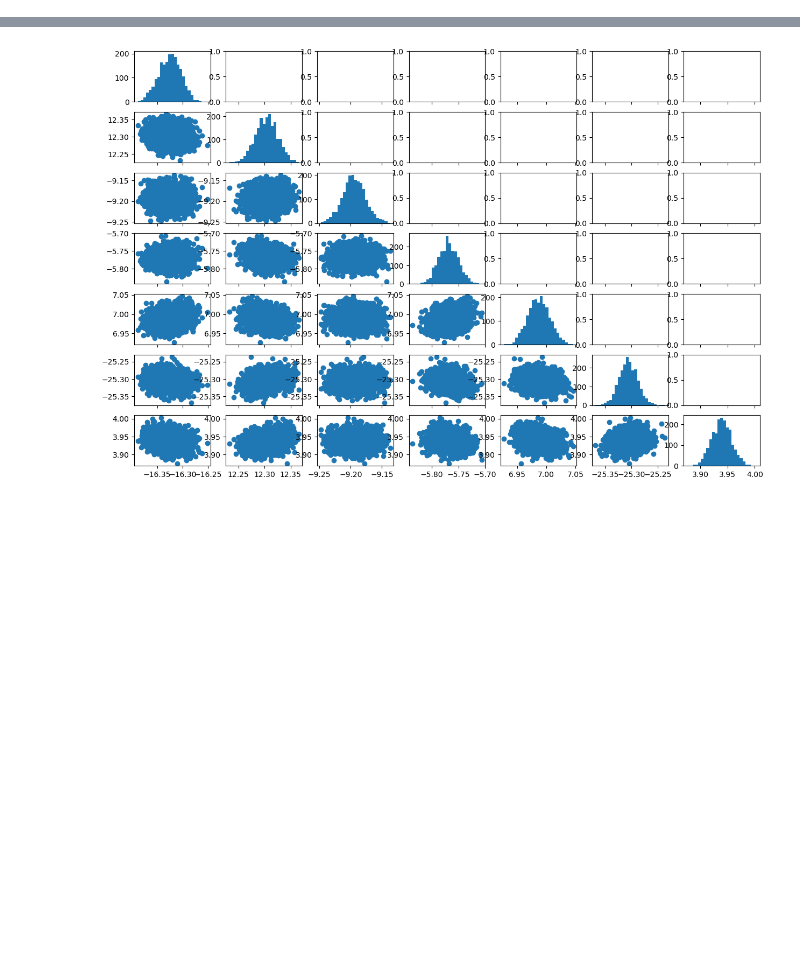
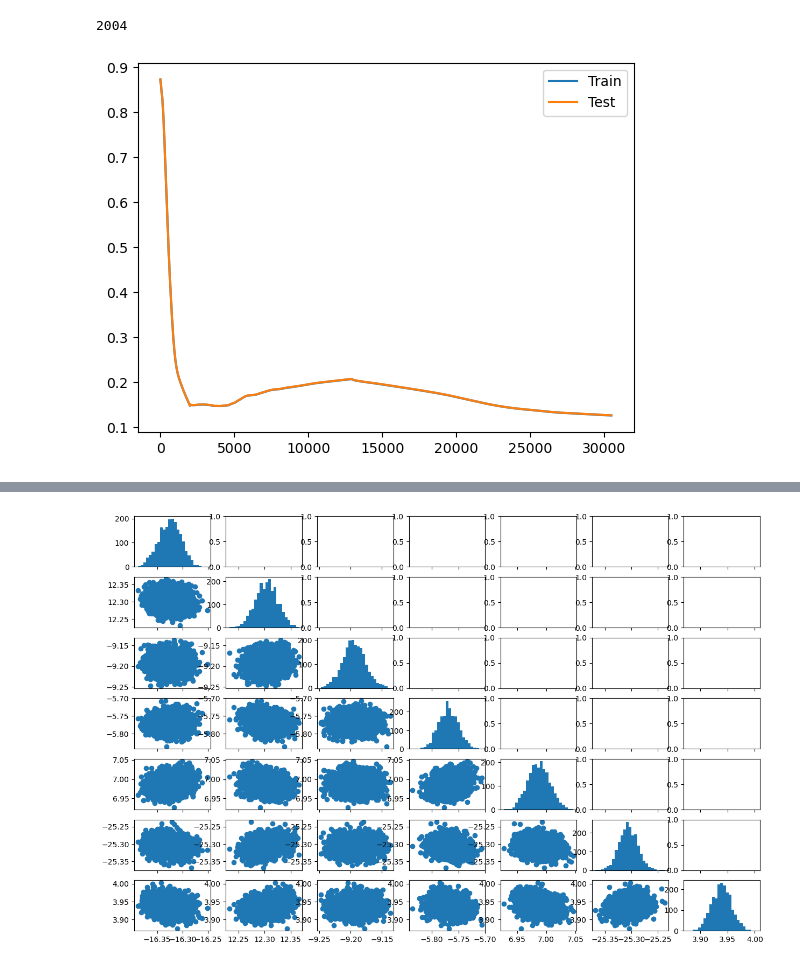
Before and after one commit to CCBatIIT/Deep-MMS, a Jupyter notebook: RUN.ipynb, the cells around one changed output, grey strips where cells are left out. Drawn from its saved outputs; the diff is of its cells as text; code cells hidden in the pictures; blank space fills up the shorter version.

```diff
--- a/RUN.ipynb
+++ b/RUN.ipynb
@@ -170,6 +170,11 @@ def scaled_pot_enr_diff(a, b, potential_coefficient=None): # WITH A AS BATCH AND
 def summation_loss(a, b, potential_coefficient): # LET A BE BATCH AND B BE RECON
     # Make this the square root of the mean of the sum of squares of elements
     return atom_rmsd(a,b) + potential_coefficient * scaled_pot_enr_diff(a, b)
+
+@jax.jit
+def weighted_summation_loss(a, b, potential_coefficient): # LET A BE BATCH AND B BE RECON
+    # Make this the square root of the mean of the sum of squares of elements
+    return 100*potential_coefficient*atom_rmsd(a,b) + potential_coefficient*scaled_pot_enr_diff(a, b)
 
 @jax.jit
 def rmsd_step(state, batch_x, z_rng, potential_coefficient):
@@ -202,6 +207,14 @@ def summation_step(state, batch_x, z_rng, potential_coefficient, weights=(1,1)):
         return summation_loss(batch_x, recon_x, potential_coefficient).mean()
     grads = jax.grad(loss_fn)(state.params, state.apply_fn)
     return state.apply_gradients(grads=grads)
+
+@jax.jit
+def weighted_summation_step(state, batch_x, z_rng, potential_coefficient, weights=(1,1)):
+    def loss_fn(params, apply_fn):
+        recon_x = apply_fn({'params':params}, batch_x, z_rng)[0]
+        return weighted_summation_loss(batch_x, recon_x, potential_coefficient).mean()
+    grads = jax.grad(loss_fn)(state.params, state.apply_fn)
+    return state.apply_gradients(grads=grads)
 # %%
 class NN_Experiment():
     def __init__(self, json_fn, make_dirs=True, from_json_params=False):
@@ -753,17 +772,17 @@ class NN_Experiment():
 #                "coordinate_scheme": "Cartesian",
 #                "resume_latest": True}
 
-json_params = {"fname_dcd": "/media/volume/Joseph-Large/githubs/Deep-MMS/Simulation/HIV1p_split2.dcd",
-               "fname_prmtop": "/media/volume/Joseph-Large/githubs/Deep-MMS/Simulation/HIV1p_protein_only.pdb",
-               "fname_pdb": "/media/volume/Joseph-Large/githubs/Deep-MMS/Simulation/HIV1p_protein_only.pdb",
+json_params = {"fname_dcd": "/media/volume/Joseph-Large/githubs/Deep-MMS/Simulation/decaalanine_1us_split3.dcd",
+               "fname_prmtop": "/media/volume/Joseph-Large/githubs/Deep-MMS/Simulation/ala_deca_peptide.prmtop",
+               "fname_pdb": "/media/volume/Joseph-Large/githubs/Deep-MMS/Simulation/ala_deca_peptide.pdb",
                "save_dir": "/media/volume/Joseph-Large/githubs/Deep-MMS/",
                "data_dir": "None",
                "max_epoch": 100000,
-               "latent_dim": 777,
-               "test_slice": 1,
+               "latent_dim": 77,
+               "test_slice": 2,
                "data_slice_start": 0,
                "data_slice_end": "None",
-               "model_name": "HIV1p_AE_Dropout_RMSD_only",
+               "model_name": "DA_AE_Dropout_Scale",
                "batch_size": 2000,
                "learning_rate": 1e-06,
                "dropout_rates": [0.1, 0.1, 0.1],
@@ -771,7 +790,7 @@ json_params = {"fname_dcd": "/media/volume/Joseph-Large/githubs/Deep-MMS/Simulat
                "model_type": "AE",
                "coordinate_scheme": "Cartesian",
                "resume_latest": False,
-               "report_potential": False,
+               "report_potential": True,
                "checkpoint_interval": 200}
 # %%
 experiment = NN_Experiment(json_params, from_json_params=True)
@@ -827,0 +846,17 @@ KeyboardInterrupt:
+# %%
+np.where(experiment.rootgrp['Train'].variables['Potential Coefficient'][:] == 0)[0][-1]
+# %% [output]
+2004
+# %%
+traingrp = experiment.rootgrp['Train']
+testgrp = experiment.rootgrp['Test']
+scaling_start = np.where(experiment.rootgrp['Train'].variables['Potential Coefficient'][:] == 0)[0][-1]
+scaling_end = np.where(experiment.rootgrp['Train'].variables['Potential Coefficient'][:] == 1)[0][0]
+# %%
+plt.clf()
+_ = plt.plot(np.arange(experiment.epoch), np.mean(traingrp['RMSD'][:-1, :], axis=1))
+_ = plt.plot(np.arange(experiment.epoch), np.mean(testgrp['RMSD'][:-1, :], axis=1))
+plt.legend(['Train', 'Test'])
+plt.show()
+# %% [output]
+[figure, added]
```
Also changed, not shown: parts of 11 cells of this notebook, 2 other files.
